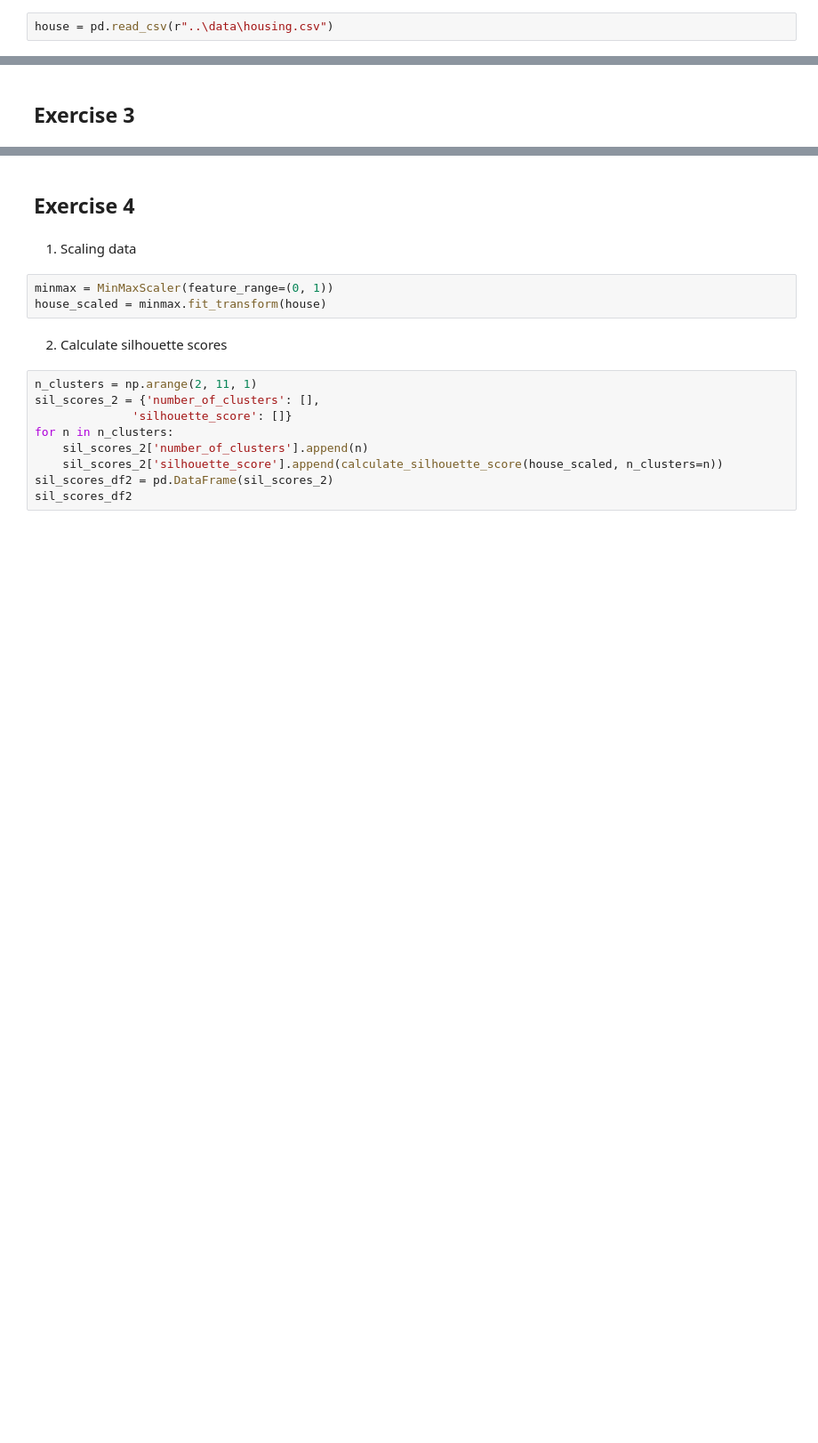
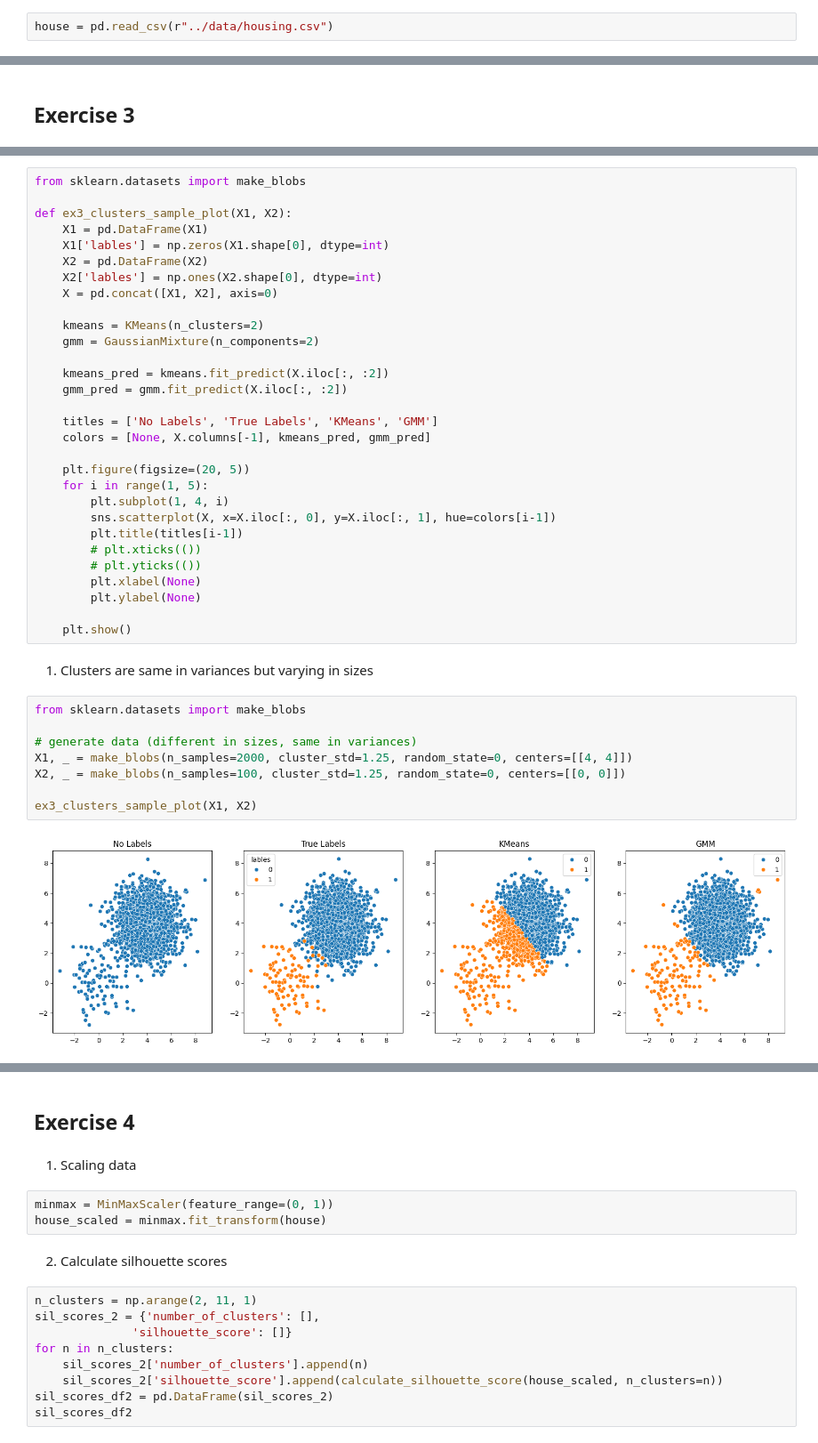
Before and after one commit to niimo753/neu-machine-learning-module, a Jupyter notebook: ML2/ML2_HW4_GMM_MinhNgoc_11212980.ipynb, the cells around one changed output, grey strips where cells are left out. Shown at 89% size. Cells and saved outputs as stored; diff of their text form; blank space fills up the shorter version.

```diff
--- a/ML2/ML2_HW4_GMM_MinhNgoc_11212980.ipynb
+++ b/ML2/ML2_HW4_GMM_MinhNgoc_11212980.ipynb
@@ -23,7 +23,7 @@ import seaborn as sns
 # %% [markdown]
 ## Exercise 1
 # %%
-house = pd.read_csv(r"..\data\housing.csv")
+house = pd.read_csv(r"../data/housing.csv")
 # %%
 house
 # %% [output]
@@ -101,0 +106,42 @@ Find 3 examples that GMM is better than k-means.
+# %%
+from sklearn.datasets import make_blobs
+
+def ex3_clusters_sample_plot(X1, X2):
+    X1 = pd.DataFrame(X1)
+    X1['lables'] = np.zeros(X1.shape[0], dtype=int)
+    X2 = pd.DataFrame(X2)
+    X2['lables'] = np.ones(X2.shape[0], dtype=int)
+    X = pd.concat([X1, X2], axis=0)
+
+    kmeans = KMeans(n_clusters=2)
+    gmm = GaussianMixture(n_components=2)
+
+    kmeans_pred = kmeans.fit_predict(X.iloc[:, :2])
+    gmm_pred = gmm.fit_predict(X.iloc[:, :2])
+
+    titles = ['No Labels', 'True Labels', 'KMeans', 'GMM']
+    colors = [None, X.columns[-1], kmeans_pred, gmm_pred]
+
+    plt.figure(figsize=(20, 5))
+    for i in range(1, 5):
+        plt.subplot(1, 4, i)
+        sns.scatterplot(X, x=X.iloc[:, 0], y=X.iloc[:, 1], hue=colors[i-1])
+        plt.title(titles[i-1])
+        # plt.xticks(())
+        # plt.yticks(())
+        plt.xlabel(None)
+        plt.ylabel(None)
+
+    plt.show()
+# %% [markdown]
+1. Clusters are same in variances but varying in sizes
+# %%
+from sklearn.datasets import make_blobs
+
+# generate data (different in sizes, same in variances)
+X1, _ = make_blobs(n_samples=2000, cluster_std=1.25, random_state=0, centers=[[4, 4]])
+X2, _ = make_blobs(n_samples=100, cluster_std=1.25, random_state=0, centers=[[0, 0]])
+
+ex3_clusters_sample_plot(X1, X2)
+# %% [output]
+[figure, added]
```
Also changed, not shown: parts of 9 cells of this notebook, 4 other files.
